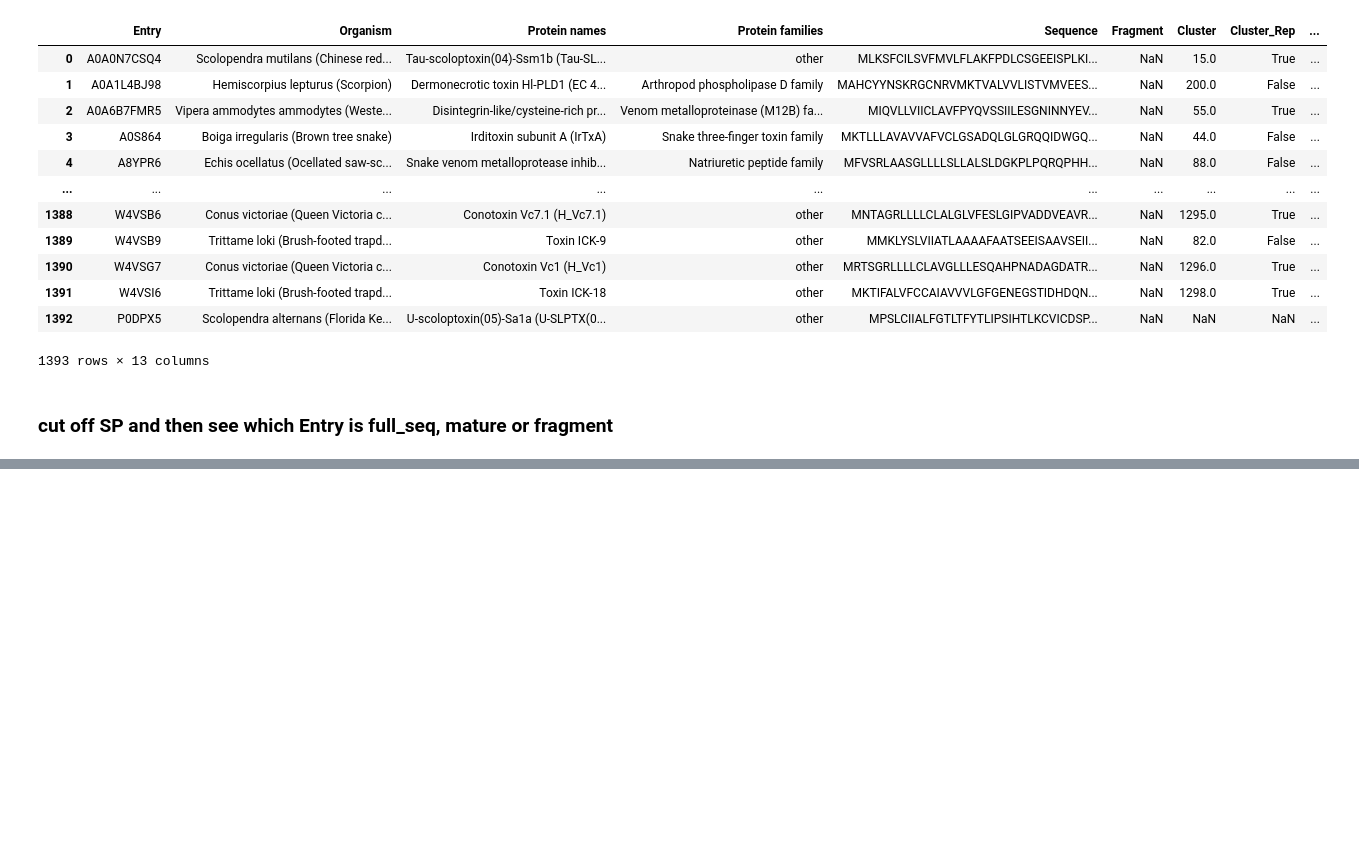
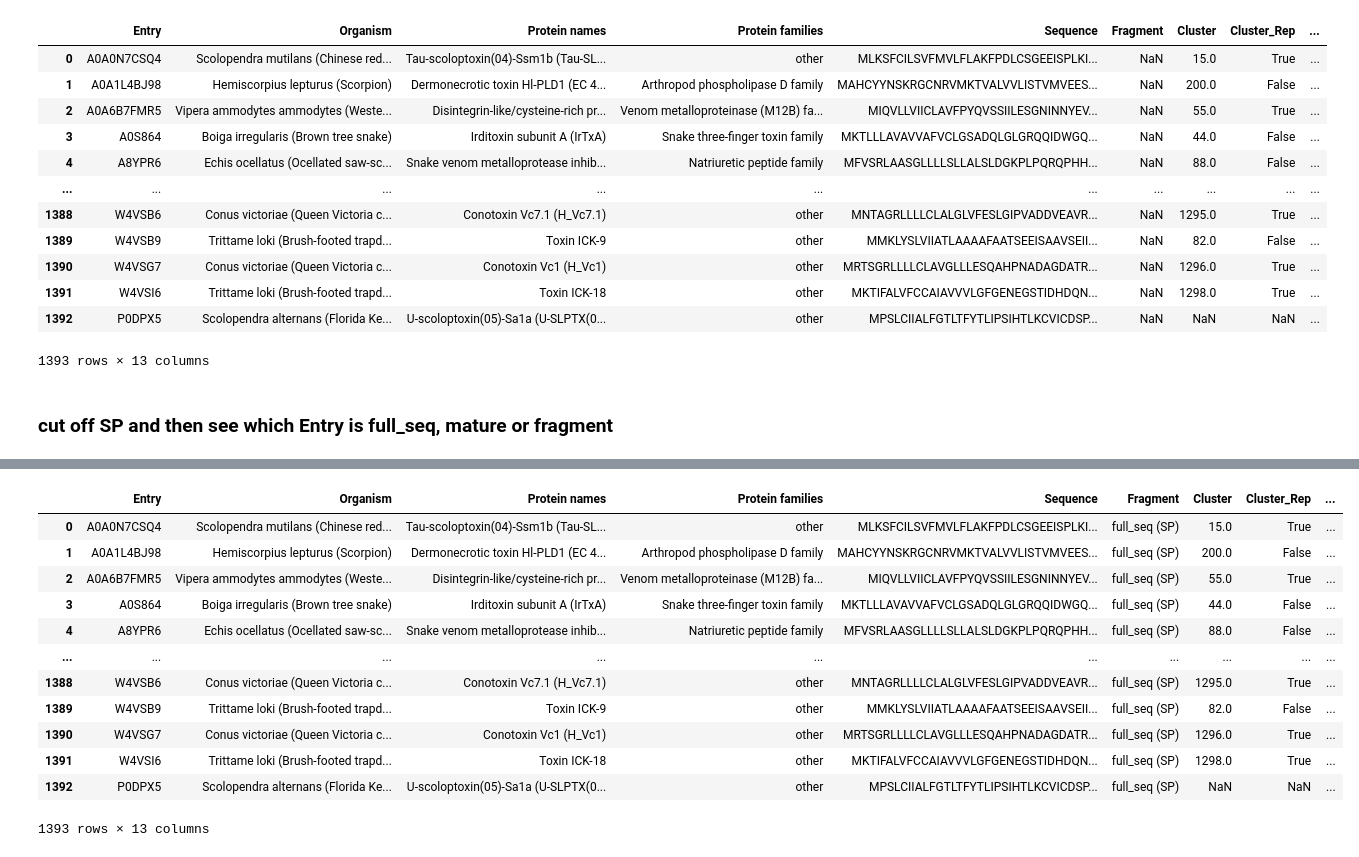
Before and after one commit to Sisistern123/ToxFam, a Jupyter notebook: preprocessing.ipynb, the cells around one changed output, grey strips where cells are left out. Cells and saved outputs as stored; diff of their text form; code cells hidden in the pictures; blank space fills up the shorter version.

```diff
--- a/preprocessing.ipynb
+++ b/preprocessing.ipynb
@@ -577,13 +503,12 @@ Missing in Test: {'Neurotoxin 04 (omega-agtx) family', 'Neurotoxin 14 (magi-1) f
 # %%
+# find duplicate entries
 duplicate_entries = set(no_na['Entry']).intersection(set(scolop['Entry']))
-no_na_scolop = no_na[~no_na['Entry'].isin(duplicate_entries)].copy()
 
-scolop = scolop[~scolop['Entry'].isin(duplicate_entries)]
+# keep only unique scolop entries (not in no_na)
+unique_scolop = scolop[~scolop['Entry'].isin(duplicate_entries)].copy()
 
-duplicates_no_na = no_na[no_na['Entry'].isin(duplicate_entries)]
-duplicates_scolop = scolop[scolop['Entry'].isin(duplicate_entries)]
-
-merged_df = pd.concat([no_na_scolop, scolop], ignore_index=True)
+# merge no_na with unique scolop entries
+merged_df = pd.concat([no_na, unique_scolop], ignore_index=True)
 merged_df
 # %% [output]
 |  | Entry | Organism | Protein names | Protein families | Sequence | Fragment | Cluster | Cluster_Rep | ... |
@@ -678,7 +612,9 @@ regex_tox
 6428 rows × 7 columns
 # %%
 merged_df = merged_df.merge(regex_tox[['Entry', 'protein_category']], on='Entry', how='left')
-merged_df
+no_na = no_na.merge(regex_tox[['Entry', 'protein_category']], on='Entry', how='left')
+
+merged_df # supposed to be 1393 rows
 # %% [output]
 |  | Entry | Organism | Protein names | Protein families | Sequence | Fragment | Cluster | Cluster_Rep | ... |
 | 0 | A0A0N7CSQ4 | Scolopendra mutilans (Chinese red... | Tau-scoloptoxin(04)-Ssm1b (Tau-SL... | other | MLKSFCILSVFMVLFLAKFPDLCSGEEISPLKI... | NaN | 15.0 | True | ... |
@@ -700,4 +636,5 @@ merged_df.to_csv("data/scolop.csv", columns=["Entry", "Protein families", "Fragm
 # %%
 write_fasta(merged_df, "data/toxins_no_na_scolop.fasta")
 # %%
-!signalp6
+sp6_results = pd.read_csv("data/sp6/output.gff3", sep="\t", usecols=[0]).rename(columns={"## gff-version 3": "Entry"})
+sp6_results
@@ -703,0 +655,35 @@ write_fasta(merged_df, "data/toxins_no_na_scolop.fasta")
+# %%
+# Merge to check which entries are in sp6_results
+merged_df = merged_df.merge(sp6_results[['Entry']], on='Entry', how='left', indicator=True)
+no_na = no_na.merge(sp6_results[['Entry']], on='Entry', how='left', indicator=True)
+
+# Replace NaN values in "Fragment" based on presence in sp6_results
+merged_df['Fragment'] = np.where(
+    merged_df['Fragment'].isna(),
+    np.where(merged_df['_merge'] == 'both', 'full_seq (SP)', 'mature_seq (NO_SP)'),
+    merged_df['Fragment']
+)
+no_na['Fragment'] = np.where(
+    no_na['Fragment'].isna(),
+    np.where(no_na['_merge'] == 'both', 'full_seq (SP)', 'mature_seq (NO_SP)'),
+    no_na['Fragment']
+)
+
+# Drop the '_merge' column as it's no longer needed
+merged_df.drop(columns=['_merge'], inplace=True)
+no_na.drop(columns=['_merge'], inplace=True)
+merged_df
+# %% [output]
+|  | Entry | Organism | Protein names | Protein families | Sequence | Fragment | Cluster | Cluster_Rep | ... |
+| 0 | A0A0N7CSQ4 | Scolopendra mutilans (Chinese red... | Tau-scoloptoxin(04)-Ssm1b (Tau-SL... | other | MLKSFCILSVFMVLFLAKFPDLCSGEEISPLKI... | full_seq (SP) | 15.0 | True | ... |
+| 1 | A0A1L4BJ98 | Hemiscorpius lepturus (Scorpion) | Dermonecrotic toxin Hl-PLD1 (EC 4... | Arthropod phospholipase D family | MAHCYYNSKRGCNRVMKTVALVVLISTVMVEES... | full_seq (SP) | 200.0 | False | ... |
+| 2 | A0A6B7FMR5 | Vipera ammodytes ammodytes (Weste... | Disintegrin-like/cysteine-rich pr... | Venom metalloproteinase (M12B) fa... | MIQVLLVIICLAVFPYQVSSIILESGNINNYEV... | full_seq (SP) | 55.0 | True | ... |
+| 3 | A0S864 | Boiga irregularis (Brown tree snake) | Irditoxin subunit A (IrTxA) | Snake three-finger toxin family | MKTLLLAVAVVAFVCLGSADQLGLGRQQIDWGQ... | full_seq (SP) | 44.0 | False | ... |
+| 4 | A8YPR6 | Echis ocellatus (Ocellated saw-sc... | Snake venom metalloprotease inhib... | Natriuretic peptide family | MFVSRLAASGLLLLSLLALSLDGKPLPQRQPHH... | full_seq (SP) | 88.0 | False | ... |
+| ... | ... | ... | ... | ... | ... | ... | ... | ... | ... |
+| 1388 | W4VSB6 | Conus victoriae (Queen Victoria c... | Conotoxin Vc7.1 (H_Vc7.1) | other | MNTAGRLLLLCLALGLVFESLGIPVADDVEAVR... | full_seq (SP) | 1295.0 | True | ... |
+| 1389 | W4VSB9 | Trittame loki (Brush-footed trapd... | Toxin ICK-9 | other | MMKLYSLVIIATLAAAAFAATSEEISAAVSEII... | full_seq (SP) | 82.0 | False | ... |
+| 1390 | W4VSG7 | Conus victoriae (Queen Victoria c... | Conotoxin Vc1 (H_Vc1) | other | MRTSGRLLLLCLAVGLLLESQAHPNADAGDATR... | full_seq (SP) | 1296.0 | True | ... |
+| 1391 | W4VSI6 | Trittame loki (Brush-footed trapd... | Toxin ICK-18 | other | MKTIFALVFCCAIAVVVLGFGENEGSTIDHDQN... | full_seq (SP) | 1298.0 | True | ... |
+| 1392 | P0DPX5 | Scolopendra alternans (Florida Ke... | U-scoloptoxin(05)-Sa1a (U-SLPTX(0... | other | MPSLCIIALFGTLTFYTLIPSIHTLKCVICDSP... | full_seq (SP) | NaN | NaN | ... |
+1393 rows × 13 columns
```
Also changed, not shown: parts of 13 cells of this notebook, 9 other files.
